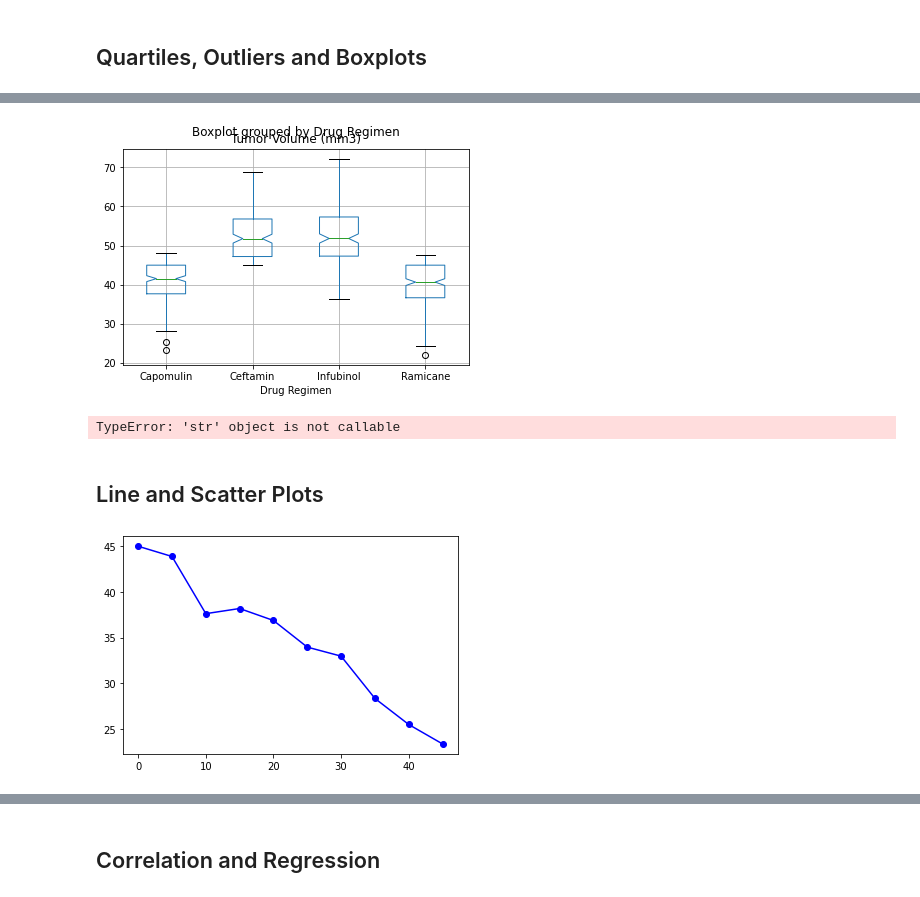
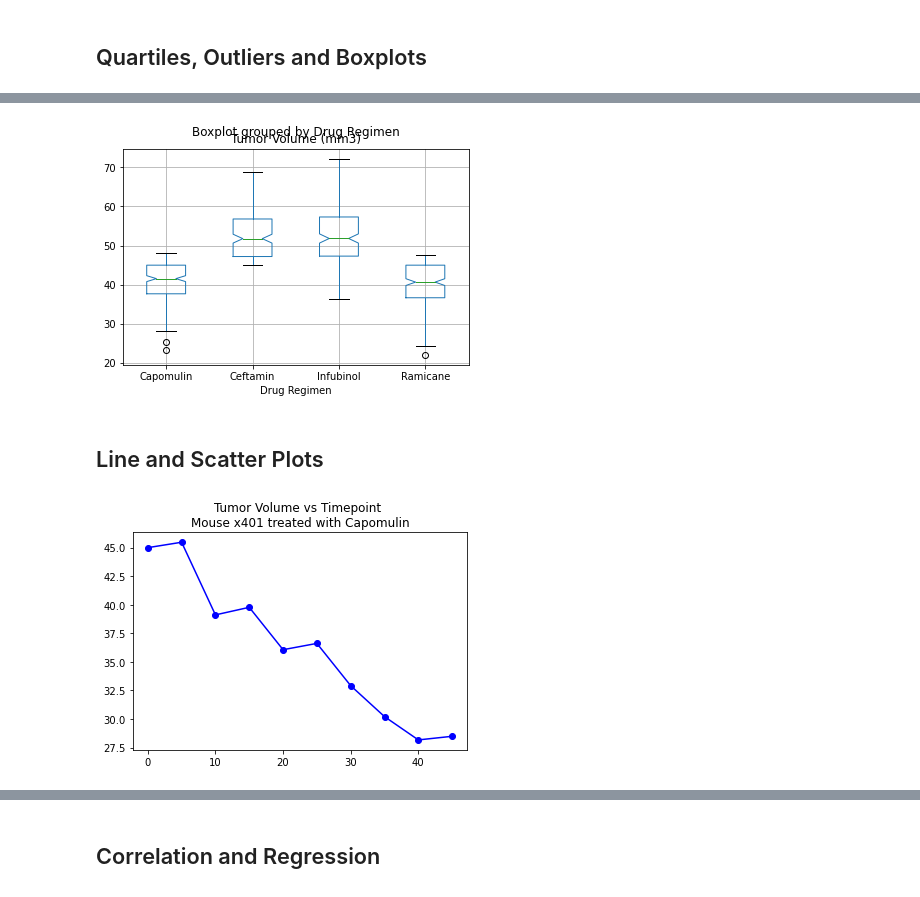
Before and after one commit to sustainedtang/matplotlib-challenge-, a Jupyter notebook: pymaceuticals_starter.ipynb, the cells around one changed output, grey strips where cells are left out. Saved outputs shown, nothing was run; the diff lists cells and outputs as text; code cells hidden in the pictures.

```diff
--- a/pymaceuticals_starter.ipynb
+++ b/pymaceuticals_starter.ipynb
@@ -262,31 +262,32 @@ Upper Bound: 65
 # %%
 # Generate a box plot of the final tumor volume of each mouse across four regimens of interest
 
-plt.title('Final Tumor Volume: Target Regimens')
+
 #ax1.set_ylabel('Tumor Volume (mm3)')
 treatments_df.boxplot(column=['Tumor Volume (mm3)'], by='Drug Regimen', notch=True)
+
+
 plt.show()
 # %% [output]
 [figure]
-TypeError: 'str' object is not callable
 # %% [markdown]
 ## Line and Scatter Plots
 # %%
 # Generate a line plot of tumor volume vs. time point for a mouse treated with Capomulin
 capo_data = mice_data[mice_data['Drug Regimen'] == 'Capomulin']
-capo_mouse = capo_data.loc[capo_data['Mouse ID'] == 's185']
+capo_mouse = capo_data.loc[capo_data['Mouse ID'] == 'x401']
 
 
 
 capo_time_list = list(capo_mouse['Timepoint'])
 capo_vol_list = list(capo_mouse['Tumor Volume (mm3)'])
 
 plt.plot(capo_time_list, capo_vol_list, marker='o', color='b')
 plt.xlabel = "Timepoint"
 plt.ylabel = "Tumor Volume"
-#plt.title("Tumor Volume vs Timepoint \nMouse s185 treated with Capomulin")
+plt.title("Tumor Volume vs Timepoint \nMouse x401 treated with Capomulin")
 plt.show()
 # %% [output]
-[figure, old version]
+[figure, new version]
 # %%
 # Generate a scatter plot of average tumor volume vs. mouse weight for the Capomulin regimen
```
Also changed, not shown: parts of 8 cells of this notebook.
